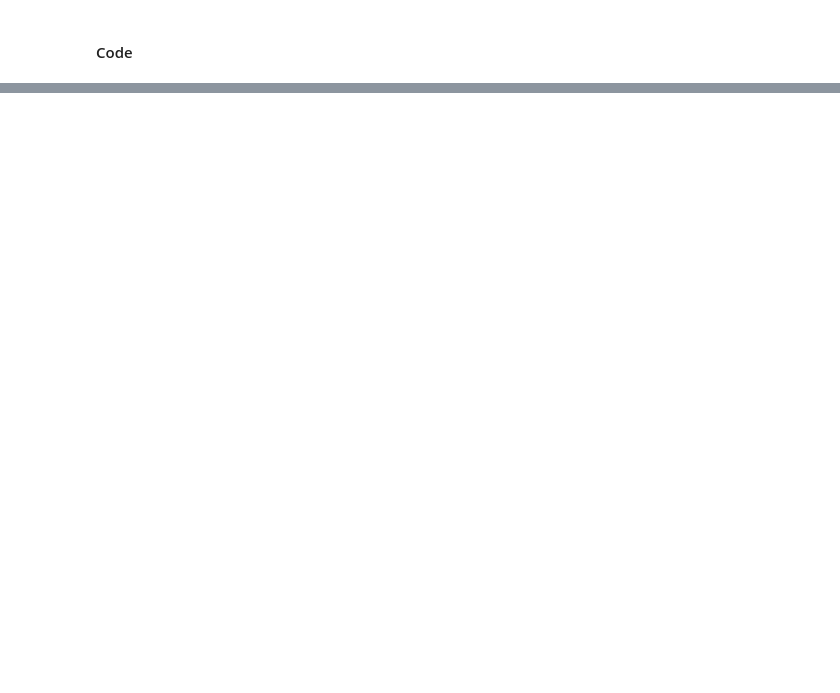
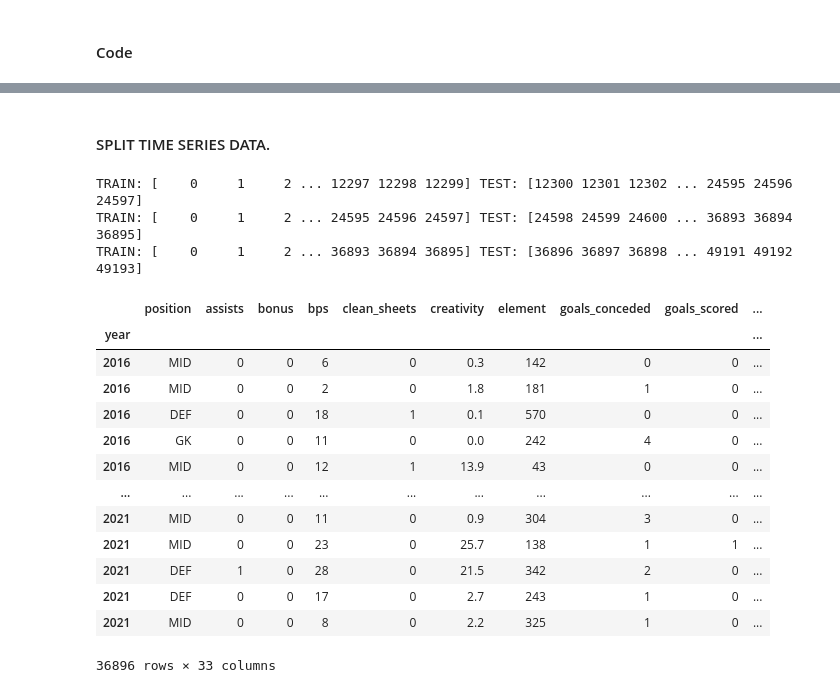
Before and after one commit to laniyadapo/FantasyPremierLeague, a Jupyter notebook: fantasy_train.ipynb, the cells around one changed output, grey strips where cells are left out. Drawn from its saved outputs; the diff is of its cells as text; code cells hidden in the pictures; blank space fills up the shorter version.

```diff
--- a/fantasy_train.ipynb
+++ b/fantasy_train.ipynb
@@ -728,0 +652,7 @@ array([[ 1.,  0.,  0., ...,  0.,  1.,  0.],
+# %%
+# Drop all players with zero playtime.
+zero_minutes = df_allseasons_final[df_allseasons_final.minutes == 0].index
+df_allseasons_final.drop(zero_minutes, axis = 0, inplace=True)
+
+# Descriptive info.
+df_allseasons_final.info()
@@ -728,0 +677,5 @@ array([[ 1.,  0.,  0., ...,  0.,  1.,  0.],
+# %%
+# Make season_x the index.
+df_allseasons_final.set_index('year', inplace=True)
+
+df_allseasons_final.head()
@@ -728,0 +691,38 @@ array([[ 1.,  0.,  0., ...,  0.,  1.,  0.],
+# %% [markdown]
+#### SPLIT TIME SERIES DATA.
+# %%
+# Sort index (just in case).
+df_allseasons_final.sort_index(inplace=True)
+
+# Assign features and target variable.
+features = df_allseasons_final.drop(['total_points'], axis = 1)
+target = df_allseasons_final['total_points']
+# %%
+# Time series split.
+tss = TimeSeriesSplit(n_splits = 3)
+
+for train_index, test_index in tss.split(features):
+    print("TRAIN:", train_index, "TEST:", test_index)
+    X_train, X_test = features.iloc[train_index, :], features.iloc[test_index,:]
+    y_train, y_test = target.iloc[train_index], target.iloc[test_index]
+# %% [output]
+TRAIN: [    0     1     2 ... 12297 12298 12299] TEST: [12300 12301 12302 ... 24595 24596 24597]
+TRAIN: [    0     1     2 ... 24595 24596 24597] TEST: [24598 24599 24600 ... 36893 36894 36895]
+TRAIN: [    0     1     2 ... 36893 36894 36895] TEST: [36896 36897 36898 ... 49191 49192 49193]
+# %%
+X_train
+# %% [output]
+|  | position | assists | bonus | bps | clean_sheets | creativity | element | goals_conceded | goals_scored | ... |
+| year |  |  |  |  |  |  |  |  |  | ... |
+| 2016 | MID | 0 | 0 | 6 | 0 | 0.3 | 142 | 0 | 0 | ... |
+| 2016 | MID | 0 | 0 | 2 | 0 | 1.8 | 181 | 1 | 0 | ... |
+| 2016 | DEF | 0 | 0 | 18 | 1 | 0.1 | 570 | 0 | 0 | ... |
+| 2016 | GK | 0 | 0 | 11 | 0 | 0.0 | 242 | 4 | 0 | ... |
+| 2016 | MID | 0 | 0 | 12 | 1 | 13.9 | 43 | 0 | 0 | ... |
+| ... | ... | ... | ... | ... | ... | ... | ... | ... | ... | ... |
+| 2021 | MID | 0 | 0 | 11 | 0 | 0.9 | 304 | 3 | 0 | ... |
+| 2021 | MID | 0 | 0 | 23 | 0 | 25.7 | 138 | 1 | 1 | ... |
+| 2021 | DEF | 1 | 0 | 28 | 0 | 21.5 | 342 | 2 | 0 | ... |
+| 2021 | DEF | 0 | 0 | 17 | 0 | 2.7 | 243 | 1 | 0 | ... |
+| 2021 | MID | 0 | 0 | 8 | 0 | 2.2 | 325 | 1 | 0 | ... |
+36896 rows × 33 columns
```
Also changed, not shown: parts of 118 cells of this notebook, 1 other file.
